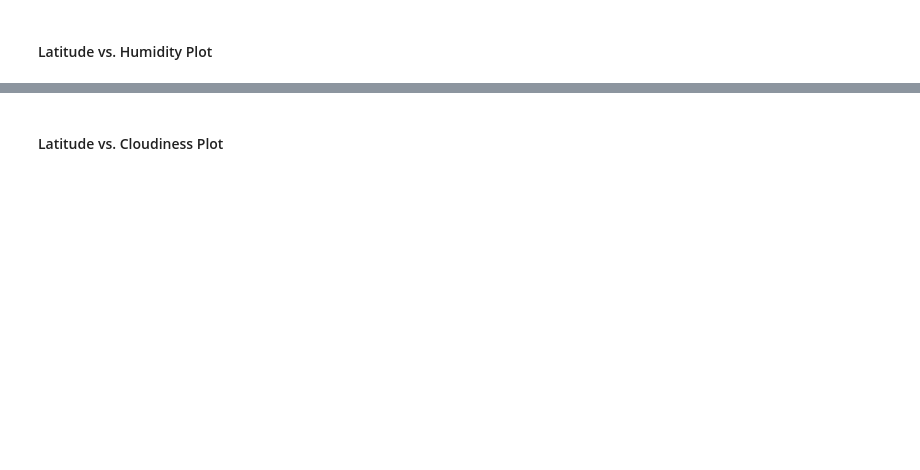
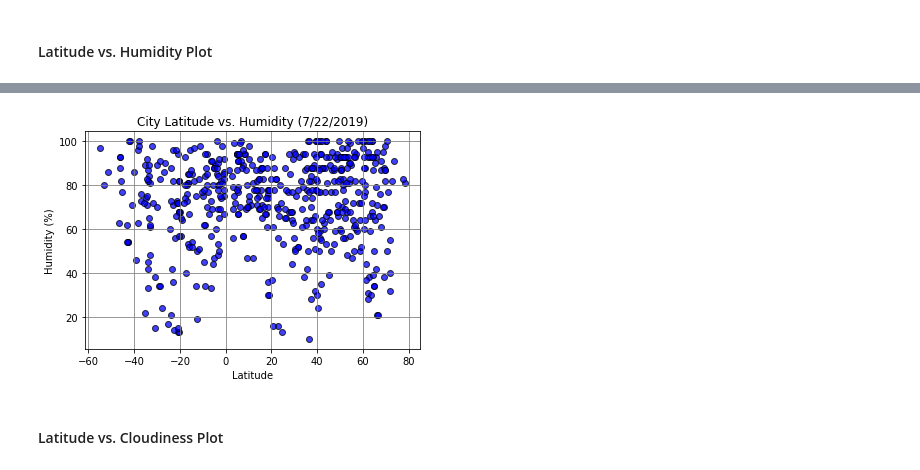
Before and after one commit to ivvyami/HW6_WeatherPy, a Jupyter notebook: WeatherPy_isoto.ipynb, the cells around one changed output, grey strips where cells are left out. Cells and saved outputs as stored; diff of their text form; code cells hidden in the pictures; blank space fills up the shorter version.

```diff
--- a/WeatherPy_isoto.ipynb
+++ b/WeatherPy_isoto.ipynb
@@ -186,2 +194,14 @@ dtype: int64
+# %%
+plt.rc('grid', linestyle = "-", color = "gray")
+lat_humid = plt.scatter(weather_data["Lat"], weather_data["Humidity"], marker = "o", facecolors = "b",
+                       edgecolors = "black", alpha = 0.75)
+plt.grid(True)
+plt.title("City Latitude vs. Humidity (7/22/2019)")
+plt.xlabel("Latitude")
+plt.ylabel("Humidity (%)")
+
+plt.savefig("Lat_vs_Humid")
+# %% [output]
+[figure, added]
 # %% [markdown]
 #### Latitude vs. Cloudiness Plot
```
Also changed, not shown: parts of 15 cells of this notebook, 5 other files.
